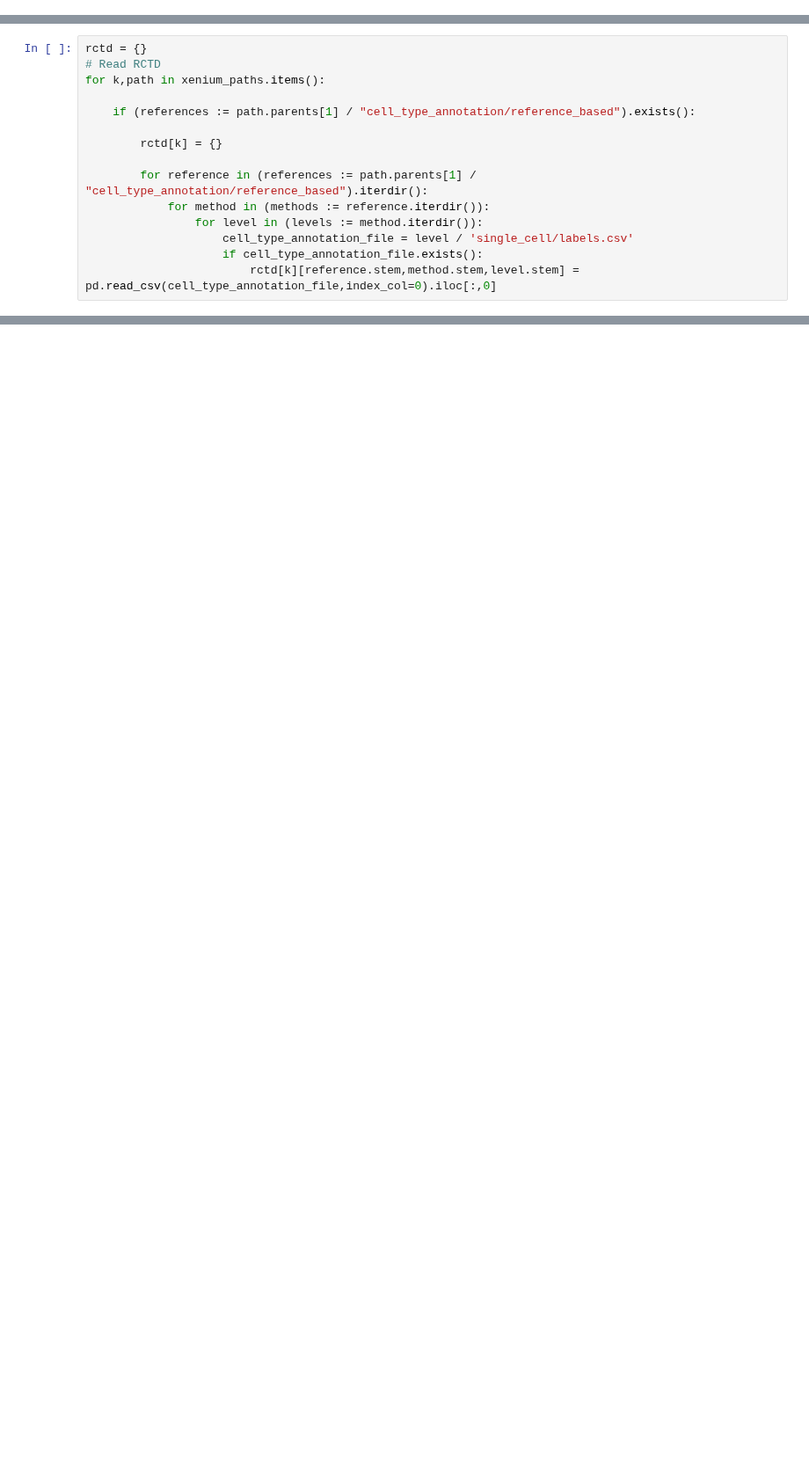
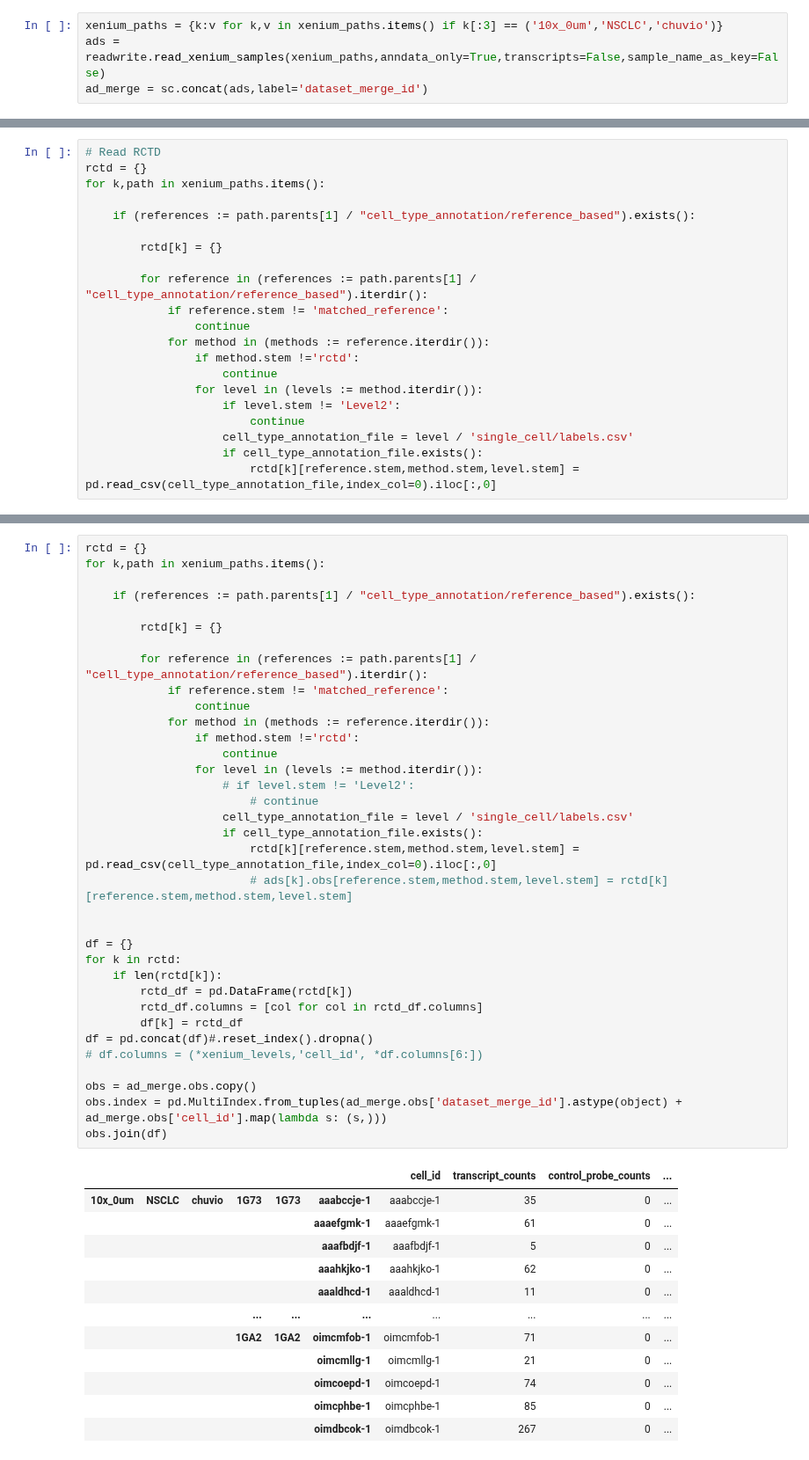
Before and after one commit to bdsc-tds/Bilous2025, a Jupyter notebook: workflow/notebooks/xenium/0-xenium_umaps.ipynb, the cells around one changed output, grey strips where cells are left out. Shown at 88% size. Drawn from its saved outputs; the diff is of its cells as text; blank space fills up the shorter version.

```diff
--- a/workflow/notebooks/xenium/0-xenium_umaps.ipynb
+++ b/workflow/notebooks/xenium/0-xenium_umaps.ipynb
@@ -55,0 +227,4 @@ for k,replicate_path in xenium_paths.items():
+# %%
+xenium_paths = {k:v for k,v in xenium_paths.items() if k[:3] == ('10x_0um','NSCLC','chuvio')}
+ads = readwrite.read_xenium_samples(xenium_paths,anndata_only=True,transcripts=False,sample_name_as_key=False)
+ad_merge = sc.concat(ads,label='dataset_merge_id')
@@ -56,6 +247,6 @@ for k,replicate_path in xenium_paths.items():
 # %%
+# Read RCTD
 rctd = {}
-# Read RCTD
 for k,path in xenium_paths.items():
 
     if (references := path.parents[1] / "cell_type_annotation/reference_based").exists():
@@ -63,8 +254,14 @@ for k,path in xenium_paths.items():
         rctd[k] = {}
 
         for reference in (references := path.parents[1] / "cell_type_annotation/reference_based").iterdir():
+            if reference.stem != 'matched_reference':
+                continue
             for method in (methods := reference.iterdir()):
+                if method.stem !='rctd':
+                    continue
                 for level in (levels := method.iterdir()):
+                    if level.stem != 'Level2':
+                        continue
                     cell_type_annotation_file = level / 'single_cell/labels.csv'
                     if cell_type_annotation_file.exists():
                         rctd[k][reference.stem,method.stem,level.stem] = pd.read_csv(cell_type_annotation_file,index_col=0).iloc[:,0]
@@ -192,0 +268,48 @@ ValueError: The palette dictionary is missing keys: {'malignant cell of breast 1
+# %%
+rctd = {}
+for k,path in xenium_paths.items():
+
+    if (references := path.parents[1] / "cell_type_annotation/reference_based").exists():
+
+        rctd[k] = {}
+
+        for reference in (references := path.parents[1] / "cell_type_annotation/reference_based").iterdir():
+            if reference.stem != 'matched_reference':
+                continue
+            for method in (methods := reference.iterdir()):
+                if method.stem !='rctd':
+                    continue
+                for level in (levels := method.iterdir()):
+                    # if level.stem != 'Level2':
+                        # continue
+                    cell_type_annotation_file = level / 'single_cell/labels.csv'
+                    if cell_type_annotation_file.exists():
+                        rctd[k][reference.stem,method.stem,level.stem] = pd.read_csv(cell_type_annotation_file,index_col=0).iloc[:,0]
+                        # ads[k].obs[reference.stem,method.stem,level.stem] = rctd[k][reference.stem,method.stem,level.stem]
+
+
+df = {}
+for k in rctd:
+    if len(rctd[k]):
+        rctd_df = pd.DataFrame(rctd[k])
+        rctd_df.columns = [col for col in rctd_df.columns]
+        df[k] = rctd_df
+df = pd.concat(df)#.reset_index().dropna()
+# df.columns = (*xenium_levels,'cell_id', *df.columns[6:])
+
+obs = ad_merge.obs.copy()
+obs.index = pd.MultiIndex.from_tuples(ad_merge.obs['dataset_merge_id'].astype(object) + ad_merge.obs['cell_id'].map(lambda s: (s,)))
+obs.join(df)
+# %% [output]
+|  |  |  |  |  |  | cell_id | transcript_counts | control_probe_counts | ... |
+| 10x_0um | NSCLC | chuvio | 1G73 | 1G73 | aaabccje-1 | aaabccje-1 | 35 | 0 | ... |
+|  |  |  |  |  | aaaefgmk-1 | aaaefgmk-1 | 61 | 0 | ... |
+|  |  |  |  |  | aaafbdjf-1 | aaafbdjf-1 | 5 | 0 | ... |
+|  |  |  |  |  | aaahkjko-1 | aaahkjko-1 | 62 | 0 | ... |
+|  |  |  |  |  | aaaldhcd-1 | aaaldhcd-1 | 11 | 0 | ... |
+|  |  |  | ... | ... | ... | ... | ... | ... | ... |
+|  |  |  | 1GA2 | 1GA2 | oimcmfob-1 | oimcmfob-1 | 71 | 0 | ... |
+|  |  |  |  |  | oimcmllg-1 | oimcmllg-1 | 21 | 0 | ... |
+|  |  |  |  |  | oimcoepd-1 | oimcoepd-1 | 74 | 0 | ... |
+|  |  |  |  |  | oimcphbe-1 | oimcphbe-1 | 85 | 0 | ... |
+|  |  |  |  |  | oimdbcok-1 | oimdbcok-1 | 267 | 0 | ... |
```
Also changed, not shown: parts of 12 cells of this notebook, 16 other files.
